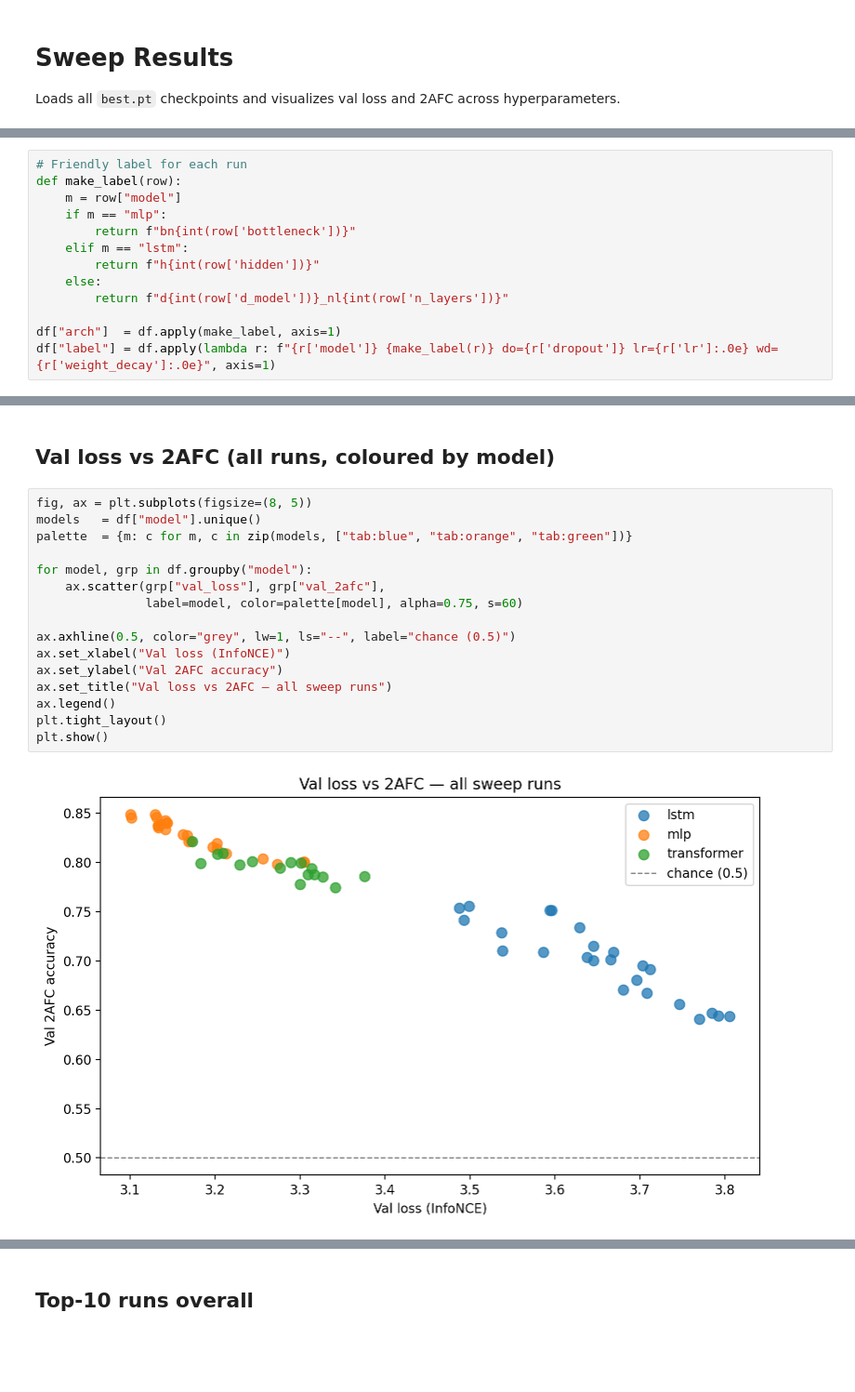
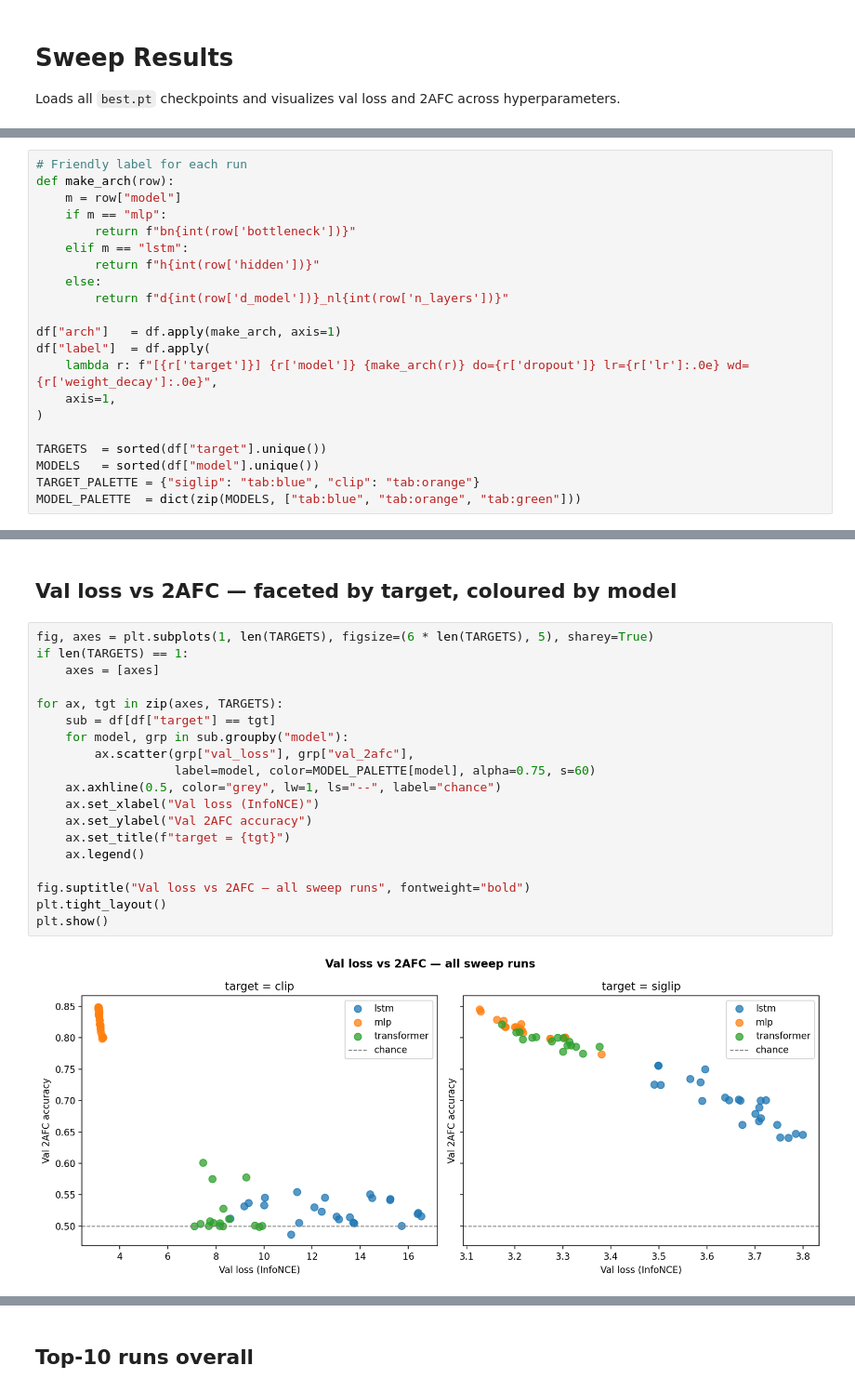
Before and after one commit to YAOJaredz/NeurObjectGen, a Jupyter notebook: notebooks/sweep_results.ipynb, the cells around one changed output, grey strips where cells are left out. Shown at 93% size. Drawn from its saved outputs; the diff is of its cells as text; blank space fills up the shorter version.

```diff
--- a/notebooks/sweep_results.ipynb
+++ b/notebooks/sweep_results.ipynb
@@ -33,6 +70,6 @@ df.head()
 # %%
 # Friendly label for each run
-def make_label(row):
+def make_arch(row):
     m = row["model"]
     if m == "mlp":
         return f"bn{int(row['bottleneck'])}"
@@ -41,6 +78,14 @@ def make_label(row):
     else:
         return f"d{int(row['d_model'])}_nl{int(row['n_layers'])}"
 
-df["arch"]  = df.apply(make_label, axis=1)
-df["label"] = df.apply(lambda r: f"{r['model']} {make_label(r)} do={r['dropout']} lr={r['lr']:.0e} wd={r['weight_decay']:.0e}", axis=1)
+df["arch"]   = df.apply(make_arch, axis=1)
+df["label"]  = df.apply(
+    lambda r: f"[{r['target']}] {r['model']} {make_arch(r)} do={r['dropout']} lr={r['lr']:.0e} wd={r['weight_decay']:.0e}",
+    axis=1,
+)
+
+TARGETS  = sorted(df["target"].unique())
+MODELS   = sorted(df["model"].unique())
+TARGET_PALETTE = {"siglip": "tab:blue", "clip": "tab:orange"}
+MODEL_PALETTE  = dict(zip(MODELS, ["tab:blue", "tab:orange", "tab:green"]))
 # %% [markdown]
@@ -63,21 +111,24 @@ summary
 # %% [markdown]
-## Val loss vs 2AFC (all runs, coloured by model)
+## Val loss vs 2AFC — faceted by target, coloured by model
 # %%
-fig, ax = plt.subplots(figsize=(8, 5))
-models   = df["model"].unique()
-palette  = {m: c for m, c in zip(models, ["tab:blue", "tab:orange", "tab:green"])}
+fig, axes = plt.subplots(1, len(TARGETS), figsize=(6 * len(TARGETS), 5), sharey=True)
+if len(TARGETS) == 1:
+    axes = [axes]
 
-for model, grp in df.groupby("model"):
-    ax.scatter(grp["val_loss"], grp["val_2afc"],
-               label=model, color=palette[model], alpha=0.75, s=60)
+for ax, tgt in zip(axes, TARGETS):
+    sub = df[df["target"] == tgt]
+    for model, grp in sub.groupby("model"):
+        ax.scatter(grp["val_loss"], grp["val_2afc"],
+                   label=model, color=MODEL_PALETTE[model], alpha=0.75, s=60)
+    ax.axhline(0.5, color="grey", lw=1, ls="--", label="chance")
+    ax.set_xlabel("Val loss (InfoNCE)")
+    ax.set_ylabel("Val 2AFC accuracy")
+    ax.set_title(f"target = {tgt}")
+    ax.legend()
 
-ax.axhline(0.5, color="grey", lw=1, ls="--", label="chance (0.5)")
-ax.set_xlabel("Val loss (InfoNCE)")
-ax.set_ylabel("Val 2AFC accuracy")
-ax.set_title("Val loss vs 2AFC — all sweep runs")
-ax.legend()
+fig.suptitle("Val loss vs 2AFC — all sweep runs", fontweight="bold")
 plt.tight_layout()
 plt.show()
 # %% [output]
-[figure, old version]
+[figure, new version]
 # %% [markdown]
```
Also changed, not shown: parts of 10 cells of this notebook, 5 other files.
